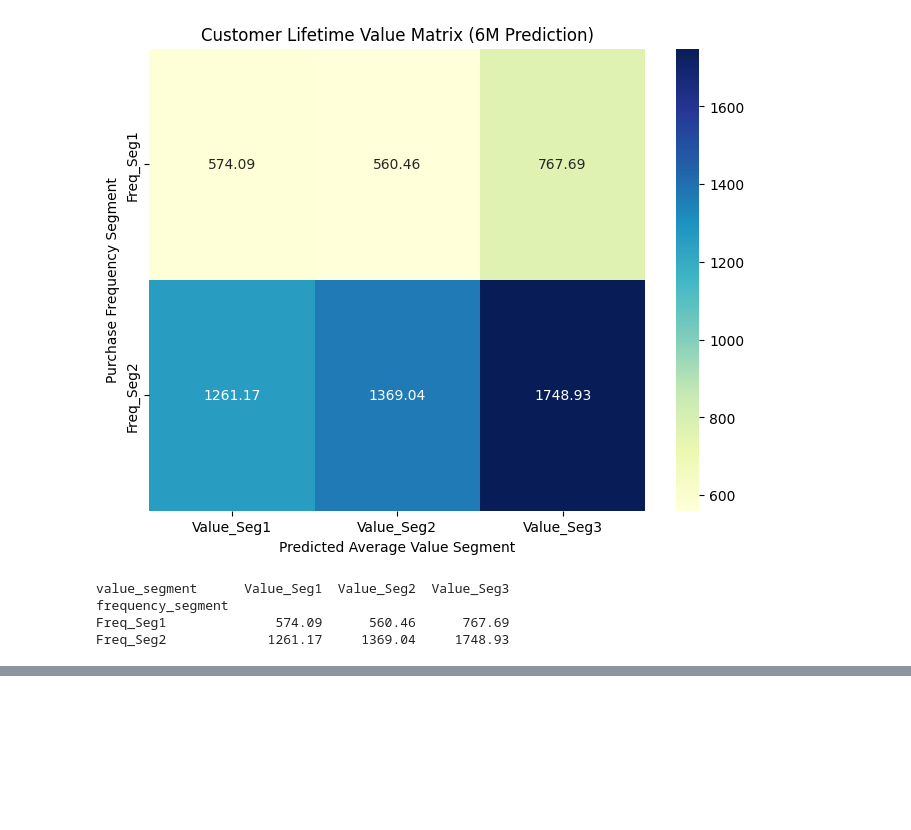
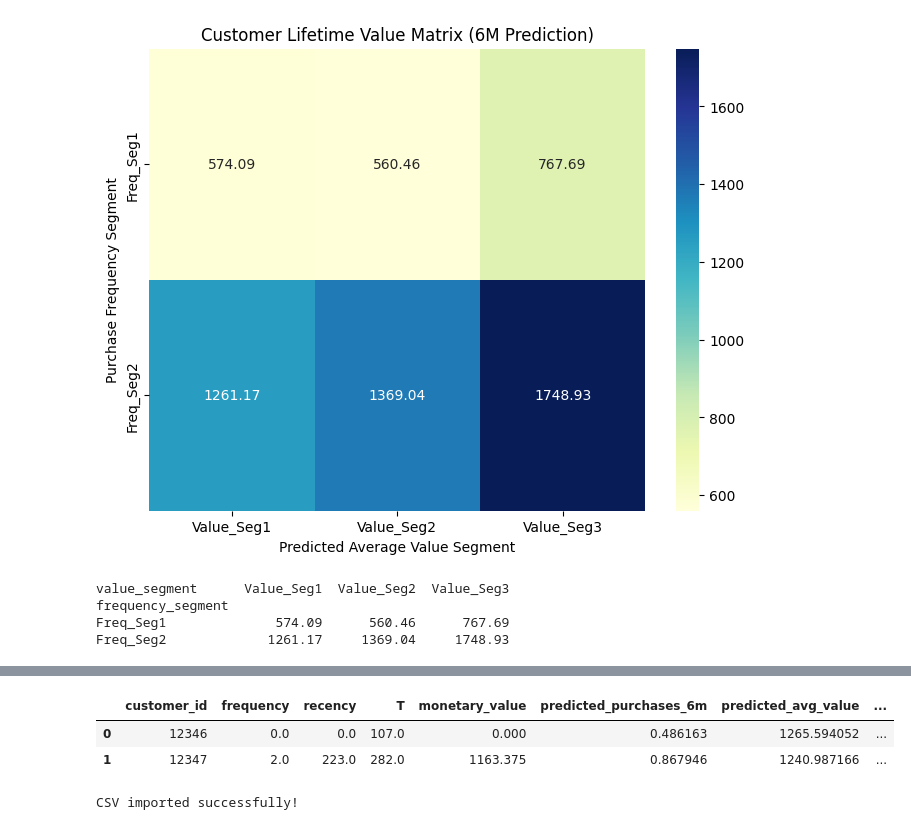
Before and after one commit to CGrainger1/LTV-Capstone-Project, a Jupyter notebook: Step_14_CLV Matrix.ipynb, the cells around one changed output, grey strips where cells are left out. Cells and saved outputs as stored; diff of their text form; code cells hidden in the pictures; blank space fills up the shorter version.

```diff
--- a/Step_14_CLV Matrix.ipynb
+++ b/Step_14_CLV Matrix.ipynb
@@ -158,3 +164,31 @@ value_segment      Value_Seg1  Value_Seg2  Value_Seg3
 frequency_segment
 Freq_Seg1              574.09      560.46      767.69
 Freq_Seg2             1261.17     1369.04     1748.93
+# %%
+import pandas as pd
+from sqlalchemy import create_engine
+
+# 1. Set up connection (update credentials and host!)
+from dotenv import dotenv_values
+
+config = dotenv_values()
+
+# define variables for the login
+pg_user = config['POSTGRES_USER']  # align the key label with your .env file !
+pg_host = config['POSTGRES_HOST']
+pg_port = config['POSTGRES_PORT']
+pg_db = config['POSTGRES_DB']
+pg_schema = config['POSTGRES_SCHEMA']
+pg_pass = config['POSTGRES_PASS']
+
+url = f'postgresql://{pg_user}:{pg_pass}@{pg_host}:{pg_port}/{pg_db}'
+
+engine = create_engine(url, echo=False)
+
+# 2. Push your LTV matrix DataFrame
+csv_file_path = 'cltv_matrix.csv'
+df = pd.read_csv(csv_file_path)
+df.to_sql('cltv_matrix', engine, schema=pg_schema, if_exists='replace', index=False)
+#C:\Users\dbyst\OneDrive\Desktop\Neue Fische Bootcamp\LTV-Capstone-Project\cltv_matrix.csv
+
+print("CSV imported successfully!")
@@ -160,0 +274,35 @@ Freq_Seg2             1261.17     1369.04     1748.93
+# %%
+ltv_final_with_segments.head(2)
+# %% [output]
+|  | customer_id | frequency | recency | T | monetary_value | predicted_purchases_6m | predicted_avg_value | ... |
+| 0 | 12346 | 0.0 | 0.0 | 107.0 | 0.000 | 0.486163 | 1265.594052 | ... |
+| 1 | 12347 | 2.0 | 223.0 | 282.0 | 1163.375 | 0.867946 | 1240.987166 | ... |
+# %%
+import pandas as pd
+from sqlalchemy import create_engine
+
+# 1. Set up connection (update credentials and host!)
+from dotenv import dotenv_values
+
+config = dotenv_values()
+
+# define variables for the login
+pg_user = config['POSTGRES_USER']  # align the key label with your .env file !
+pg_host = config['POSTGRES_HOST']
+pg_port = config['POSTGRES_PORT']
+pg_db = config['POSTGRES_DB']
+pg_schema = config['POSTGRES_SCHEMA']
+pg_pass = config['POSTGRES_PASS']
+
+url = f'postgresql://{pg_user}:{pg_pass}@{pg_host}:{pg_port}/{pg_db}'
+
+engine = create_engine(url, echo=False)
+
+# 2. Push your LTV matrix DataFrame
+csv_file_path = 'Customer_LTV_Summary_with_segments.csv'
+df = pd.read_csv(csv_file_path)
+df.to_sql('Customer_LTV_Summary_with_segments.csv', engine, schema=pg_schema, if_exists='replace', index=False)
+
+print("CSV imported successfully!")
+# %% [output]
+CSV imported successfully!
```
Also changed, not shown: parts of 4 cells of this notebook, 1 other file.
